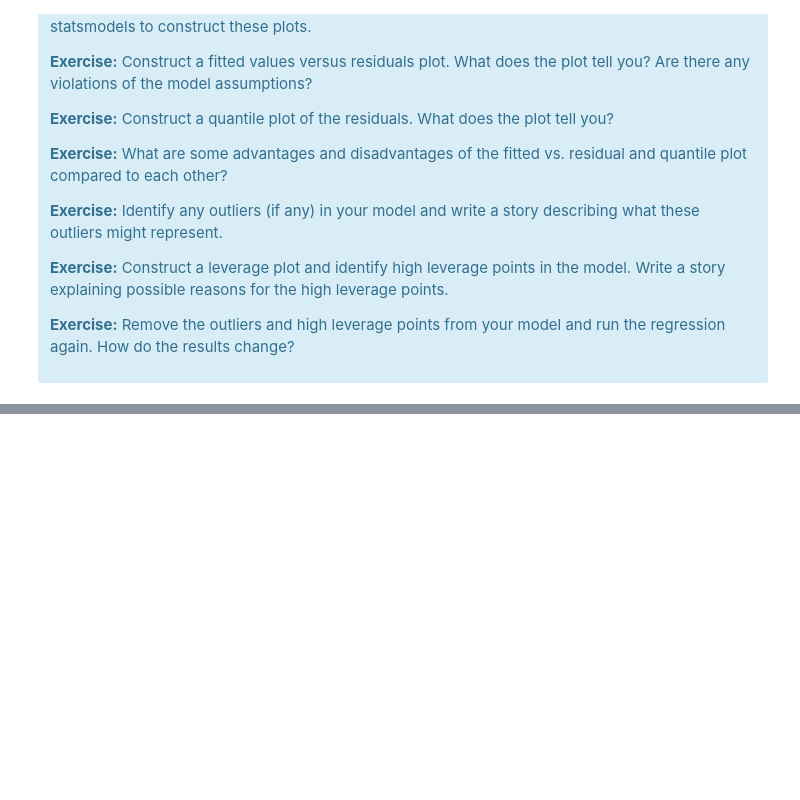
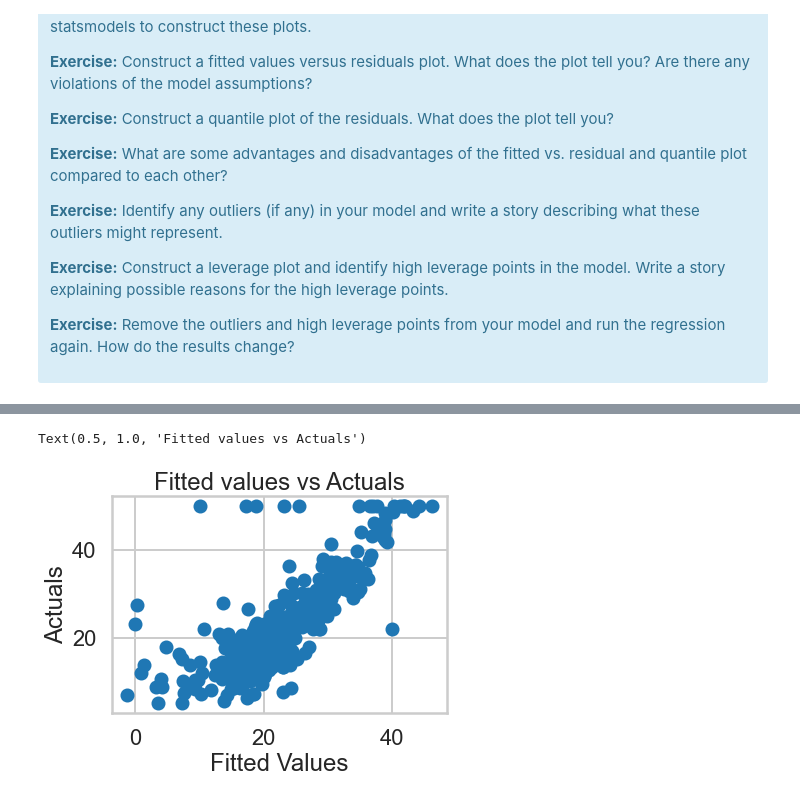
Before and after one commit to kaylawilding/mec-mini-projects, a Jupyter notebook: mec-11.4.1-linear-regression-mini-project/Mini_Project_Linear_Regression.ipynb, the cells around one changed output, grey strips where cells are left out. Saved outputs shown, nothing was run; the diff lists cells and outputs as text; code cells hidden in the pictures; blank space fills up the shorter version.

```diff
--- a/mec-11.4.1-linear-regression-mini-project/Mini_Project_Linear_Regression.ipynb
+++ b/mec-11.4.1-linear-regression-mini-project/Mini_Project_Linear_Regression.ipynb
@@ -909,0 +944,8 @@ There are some other issues that are important investigate with linear regressio
+# %%
+plt.scatter(ols_result.fittedvalues, bos.PRICE)
+plt.xlabel("Fitted Values")
+plt.ylabel("Actuals")
+plt.title("Fitted values vs Actuals")
+# %% [output]
+Text(0.5, 1.0, 'Fitted values vs Actuals')
+[figure, added]
```
Also changed, not shown: parts of 14 cells of this notebook.
